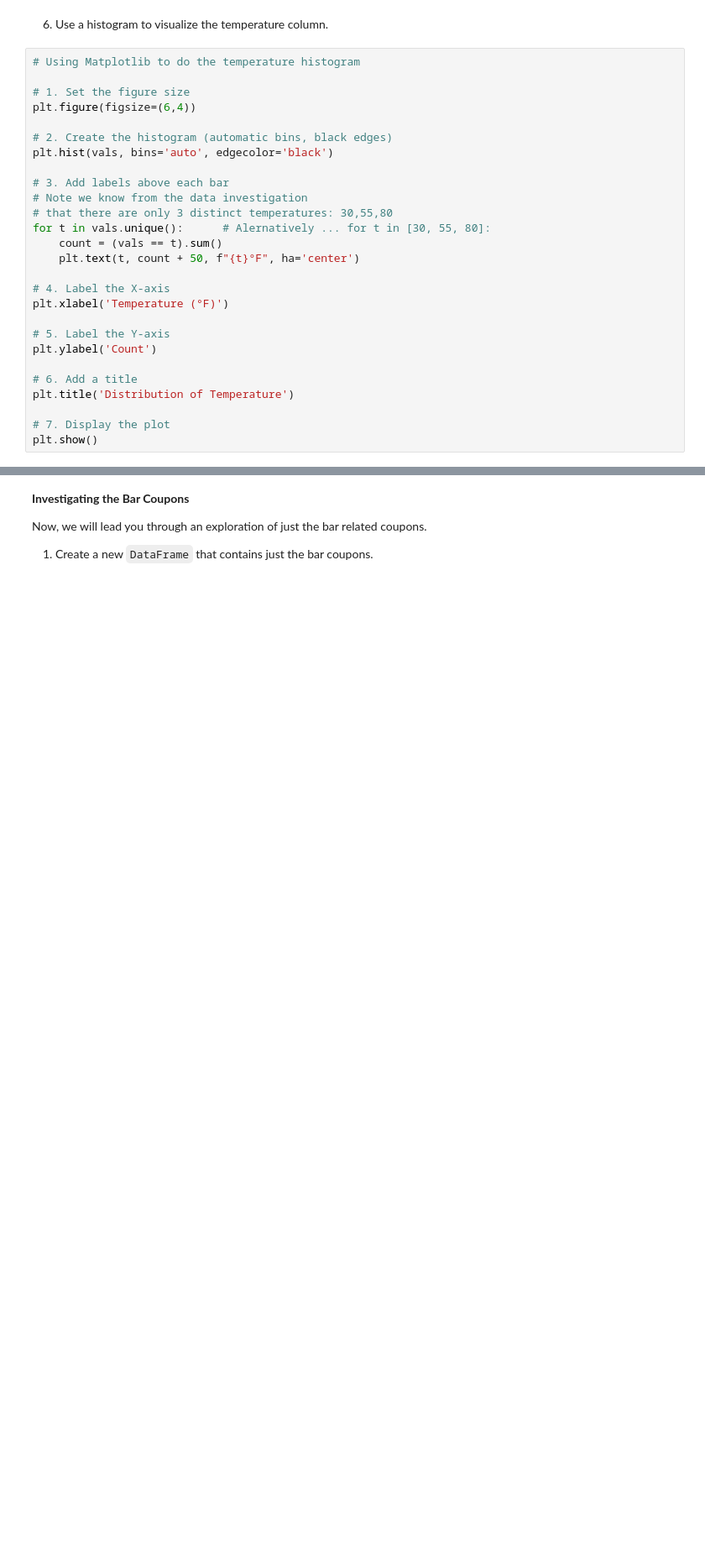
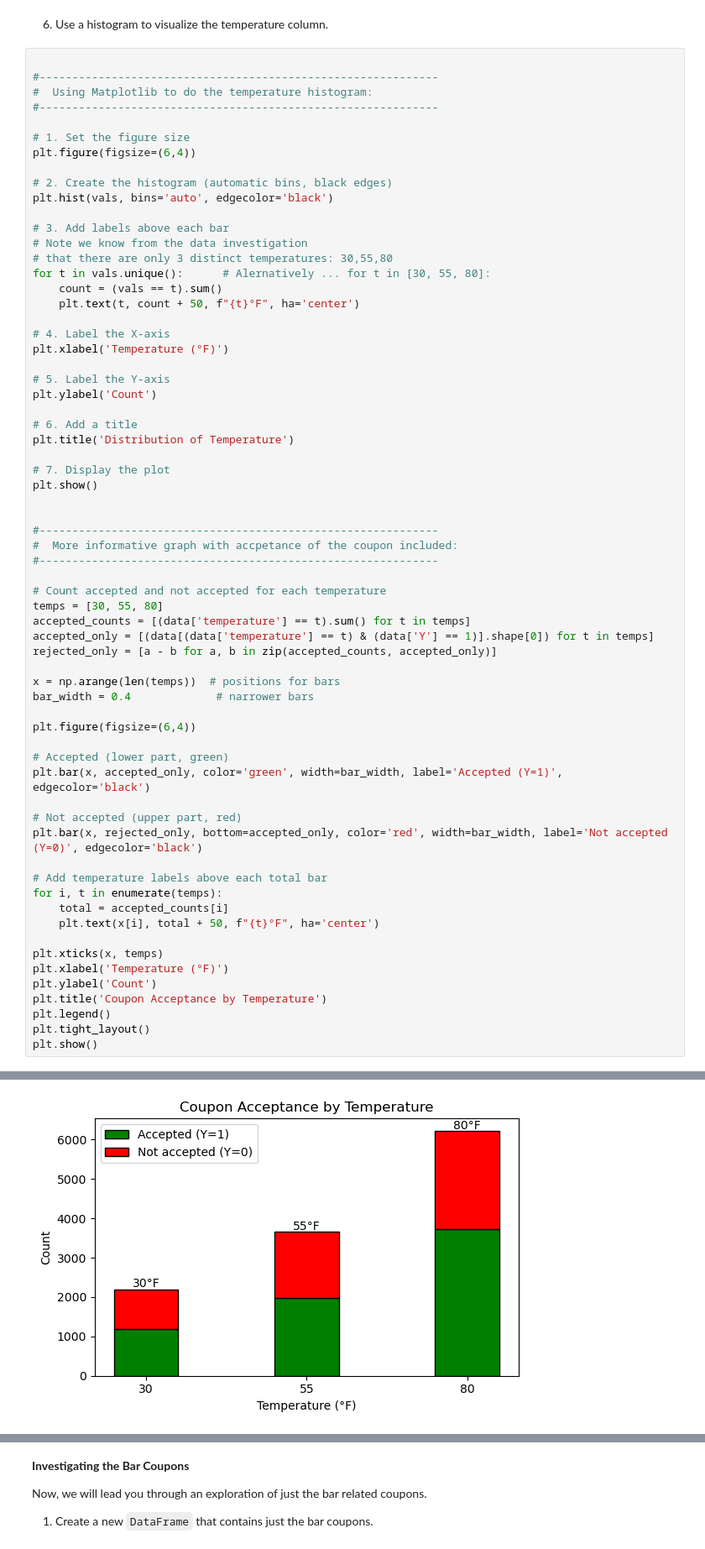
Before and after one commit to bert-pe/Coupon_Acceptance_Analysis, a Jupyter notebook: 5.1_Coupon_Analysis.ipynb, the cells around one changed output, grey strips where cells are left out. Shown: that part at 84% size. Cells and saved outputs as stored; diff of their text form; blank space fills up the shorter version.

Commit message:
Added some more to temperature histogram - 2nd graph and conclusion.

```diff
--- a/5.1_Coupon_Analysis.ipynb
+++ b/5.1_Coupon_Analysis.ipynb
@@ -288,31 +288,70 @@ plt.show()
 # %% [markdown]
 6. Use a histogram to visualize the temperature column.
 # %%
-# Using Matplotlib to do the temperature histogram
+
+#-------------------------------------------------------------
+#  Using Matplotlib to do the temperature histogram:
+#-------------------------------------------------------------
 
 # 1. Set the figure size
 plt.figure(figsize=(6,4))
 
 # 2. Create the histogram (automatic bins, black edges)
 plt.hist(vals, bins='auto', edgecolor='black')
 
 # 3. Add labels above each bar
 # Note we know from the data investigation
 # that there are only 3 distinct temperatures: 30,55,80
 for t in vals.unique():      # Alernatively ... for t in [30, 55, 80]:
     count = (vals == t).sum()
     plt.text(t, count + 50, f"{t}°F", ha='center')
 
 # 4. Label the X-axis
 plt.xlabel('Temperature (°F)')
 
 # 5. Label the Y-axis
 plt.ylabel('Count')
 
 # 6. Add a title
 plt.title('Distribution of Temperature')
 
 # 7. Display the plot
 plt.show()
+
+
+#-------------------------------------------------------------
+#  More informative graph with accpetance of the coupon included:
+#-------------------------------------------------------------
+
+# Count accepted and not accepted for each temperature
+temps = [30, 55, 80]
+accepted_counts = [(data['temperature'] == t).sum() for t in temps]
+accepted_only = [(data[(data['temperature'] == t) & (data['Y'] == 1)].shape[0]) for t in temps]
+rejected_only = [a - b for a, b in zip(accepted_counts, accepted_only)]
+
+x = np.arange(len(temps))  # positions for bars
+bar_width = 0.4             # narrower bars
+
+plt.figure(figsize=(6,4))
+
+# Accepted (lower part, green)
+plt.bar(x, accepted_only, color='green', width=bar_width, label='Accepted (Y=1)', edgecolor='black')
+
+# Not accepted (upper part, red)
+plt.bar(x, rejected_only, bottom=accepted_only, color='red', width=bar_width, label='Not accepted (Y=0)', edgecolor='black')
+
+# Add temperature labels above each total bar
+for i, t in enumerate(temps):
+    total = accepted_counts[i]
+    plt.text(x[i], total + 50, f"{t}°F", ha='center')
+
+plt.xticks(x, temps)
+plt.xlabel('Temperature (°F)')
+plt.ylabel('Count')
+plt.title('Coupon Acceptance by Temperature')
+plt.legend()
+plt.tight_layout()
+plt.show()
 # %% [output]
 [figure]
+[figure, added]
```
Also changed, not shown: parts of 3 cells of this notebook.
